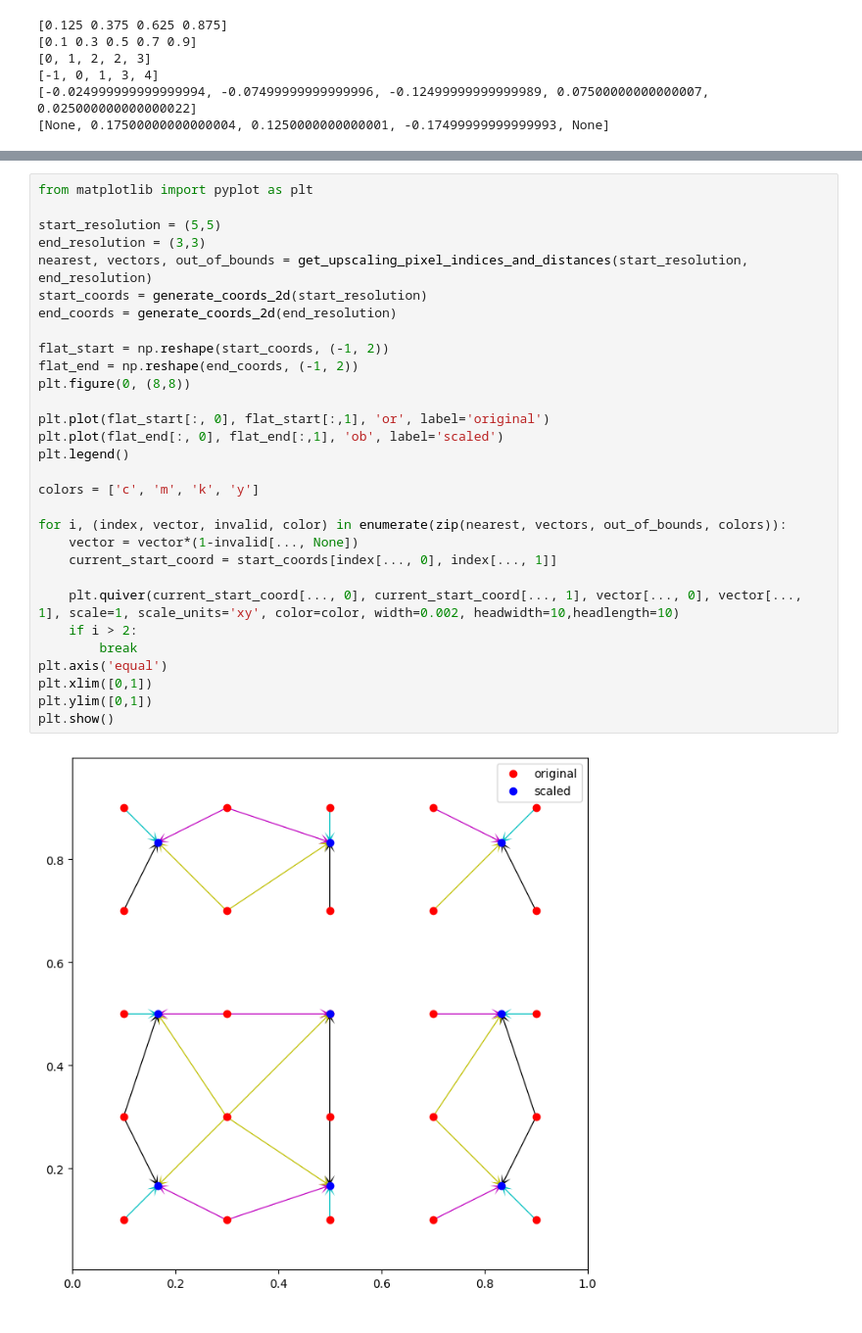
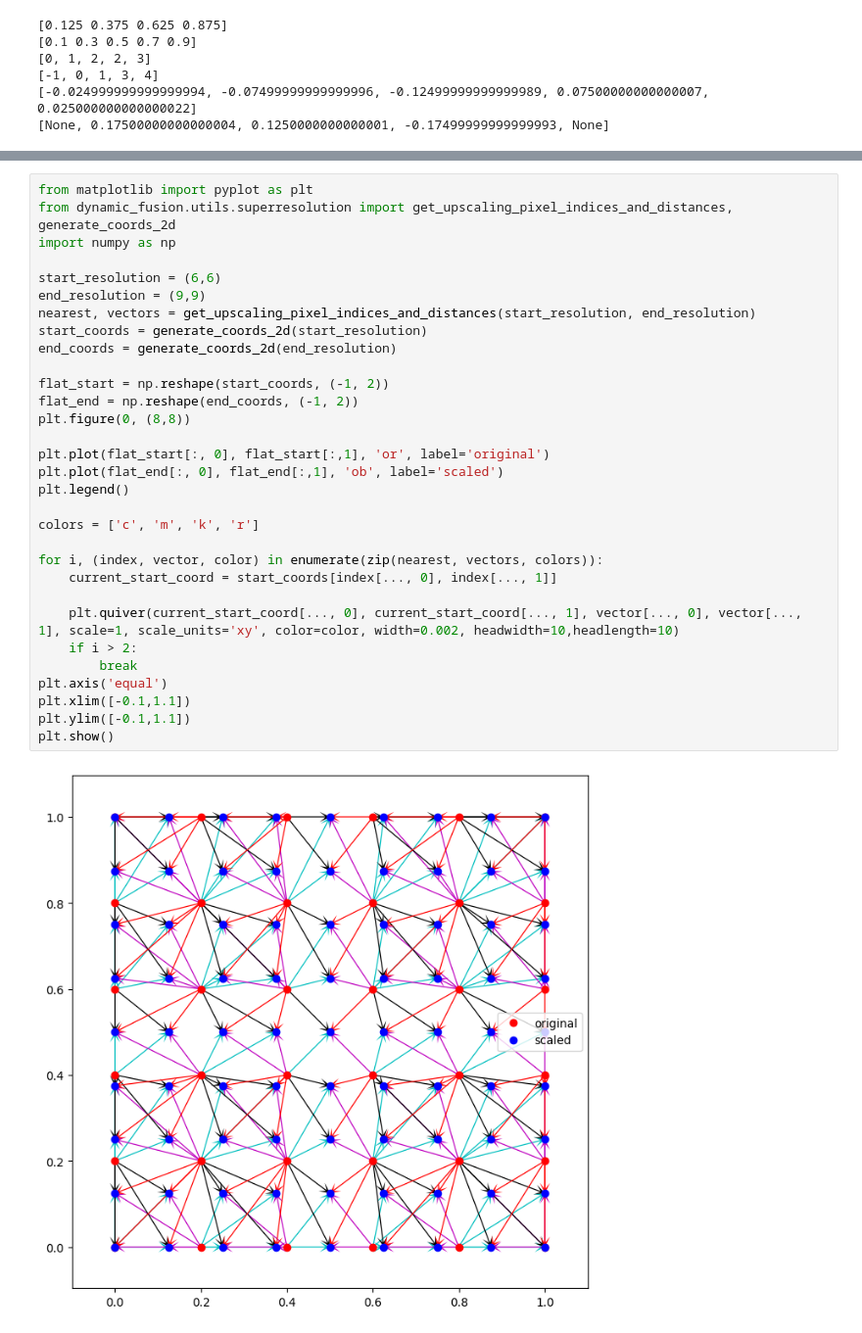
Before and after one commit to dtonderski/dynamic-fusion, a Jupyter notebook: notebooks/08_upsampling_coordinates_dev.ipynb, the cells around one changed output, grey strips where cells are left out. Shown at 98% size. Saved outputs shown, nothing was run; the diff lists cells and outputs as text.

```diff
--- a/notebooks/08_upsampling_coordinates_dev.ipynb
+++ b/notebooks/08_upsampling_coordinates_dev.ipynb
@@ -251,32 +202,33 @@ def get_upscaling_pixel_indices_and_distances(
 # %%
 from matplotlib import pyplot as plt
+from dynamic_fusion.utils.superresolution import get_upscaling_pixel_indices_and_distances, generate_coords_2d
+import numpy as np
 
-start_resolution = (5,5)
-end_resolution = (3,3)
-nearest, vectors, out_of_bounds = get_upscaling_pixel_indices_and_distances(start_resolution, end_resolution)
+start_resolution = (6,6)
+end_resolution = (9,9)
+nearest, vectors = get_upscaling_pixel_indices_and_distances(start_resolution, end_resolution)
 start_coords = generate_coords_2d(start_resolution)
 end_coords = generate_coords_2d(end_resolution)
 
 flat_start = np.reshape(start_coords, (-1, 2))
 flat_end = np.reshape(end_coords, (-1, 2))
 plt.figure(0, (8,8))
 
 plt.plot(flat_start[:, 0], flat_start[:,1], 'or', label='original')
 plt.plot(flat_end[:, 0], flat_end[:,1], 'ob', label='scaled')
 plt.legend()
 
-colors = ['c', 'm', 'k', 'y']
+colors = ['c', 'm', 'k', 'r']
 
-for i, (index, vector, invalid, color) in enumerate(zip(nearest, vectors, out_of_bounds, colors)):
-    vector = vector*(1-invalid[..., None])
+for i, (index, vector, color) in enumerate(zip(nearest, vectors, colors)):
     current_start_coord = start_coords[index[..., 0], index[..., 1]]
 
     plt.quiver(current_start_coord[..., 0], current_start_coord[..., 1], vector[..., 0], vector[..., 1], scale=1, scale_units='xy', color=color, width=0.002, headwidth=10,headlength=10)
     if i > 2:
         break
 plt.axis('equal')
-plt.xlim([0,1])
-plt.ylim([0,1])
+plt.xlim([-0.1,1.1])
+plt.ylim([-0.1,1.1])
 plt.show()
 # %% [output]
-[figure, old version]
+[figure, new version]
```
Also changed, not shown: parts of 19 cells of this notebook, 18 other files.
